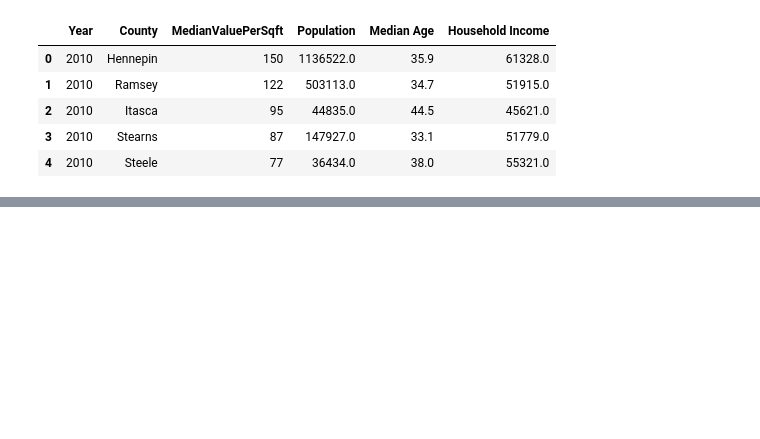
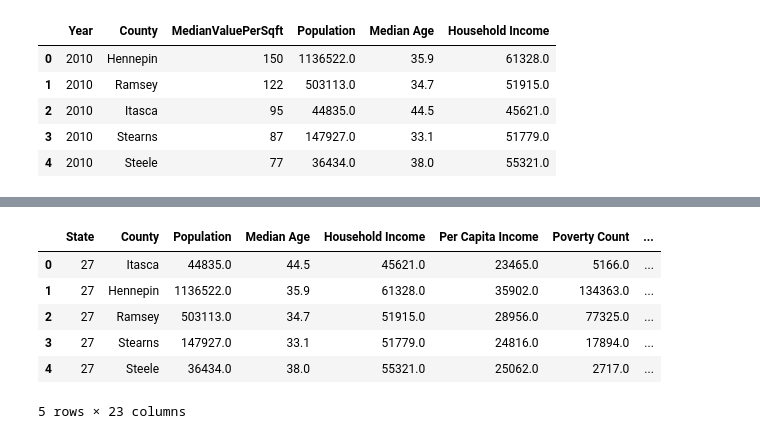
Before and after one commit to pogomike/project-one, a Jupyter notebook: Population_Poverty_Income_Education.ipynb, the cells around one changed output, grey strips where cells are left out. Cells and saved outputs as stored; diff of their text form; code cells hidden in the pictures; blank space fills up the shorter version.

```diff
--- a/Population_Poverty_Income_Education.ipynb
+++ b/Population_Poverty_Income_Education.ipynb
@@ -130,0 +145,15 @@ myplot(merge4_df,"Bachelor's Degree","Home Value compared to Education Bachelor'
+# %%
+census_df["Per_White"]=(census_df["White"]/census_df["Population"])*100
+census_df["Per_Black or African American"]=(census_df["Black or African American"]/census_df["Population"])*100
+census_df["Per_American Indian or Alaska Native"]=(census_df["American Indian or Alaska Native"]/census_df["Population"])*100
+census_df["Per_Asian"]=(census_df["Asian"]/census_df["Population"])*100
+census_df["Per_Hawaiian or Other Pacific Islander"]=(census_df["Hawaiian or Other Pacific Islander"]/census_df["Population"])*100
+census_df
+# %% [output]
+|  | State | County | Population | Median Age | Household Income | Per Capita Income | Poverty Count | ... |
+| 0 | 27 | Itasca | 44835.0 | 44.5 | 45621.0 | 23465.0 | 5166.0 | ... |
+| 1 | 27 | Hennepin | 1136522.0 | 35.9 | 61328.0 | 35902.0 | 134363.0 | ... |
+| 2 | 27 | Ramsey | 503113.0 | 34.7 | 51915.0 | 28956.0 | 77325.0 | ... |
+| 3 | 27 | Stearns | 147927.0 | 33.1 | 51779.0 | 24816.0 | 17894.0 | ... |
+| 4 | 27 | Steele | 36434.0 | 38.0 | 55321.0 | 25062.0 | 2717.0 | ... |
+5 rows × 23 columns
```
Also changed, not shown: parts of 10 cells of this notebook, 15 other files.
